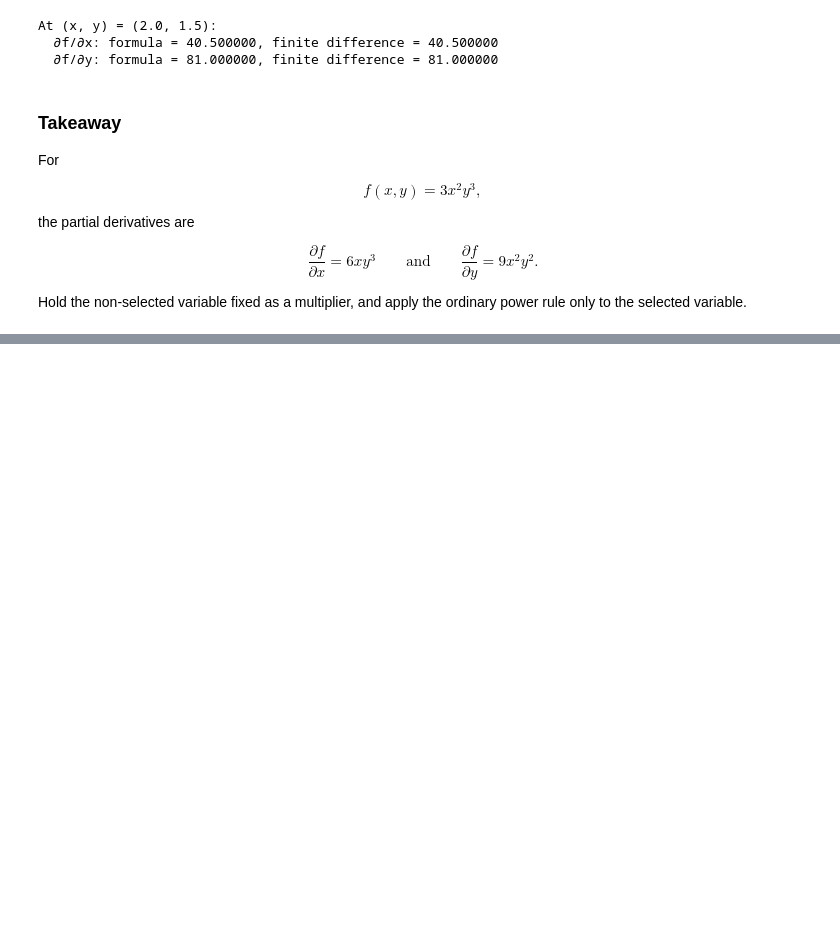
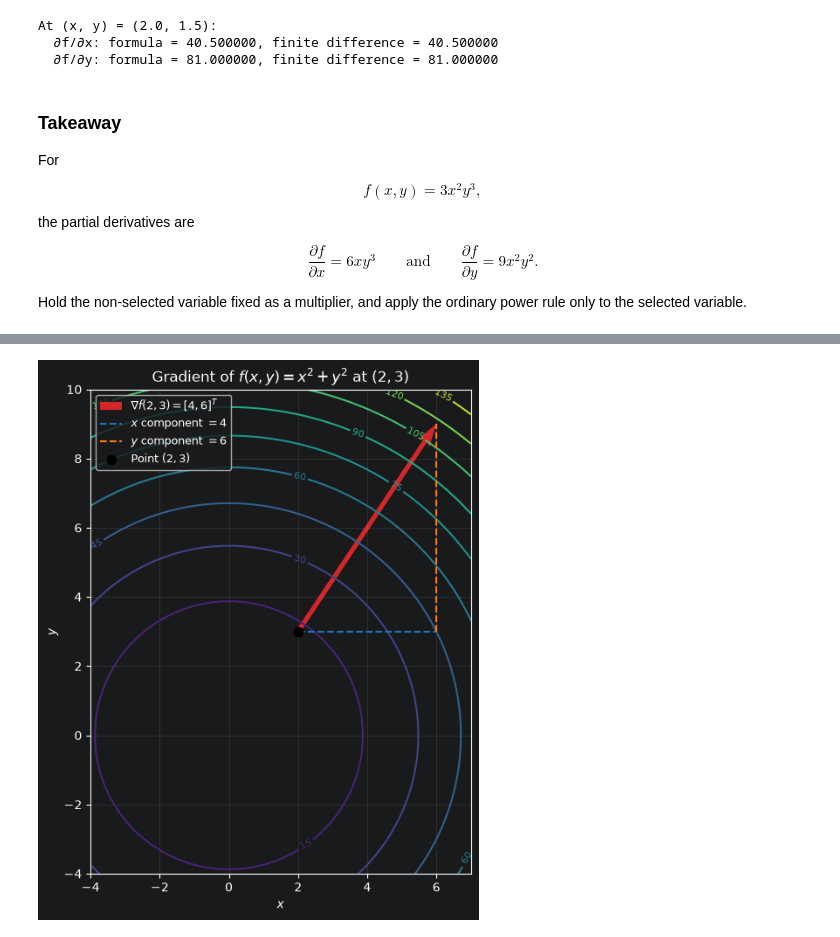
Before and after one commit to majorgilles/mathematics-for-machine-learning-and-data-science, a Jupyter notebook: weeks/c2_w2/01_gradients_and_gradient_descent.ipynb, the cells around one changed output, grey strips where cells are left out. Drawn from its saved outputs; the diff is of its cells as text; code cells hidden in the pictures; blank space fills up the shorter version.

Commit message:
Add gradient explanations and update execution counts/timestamps in C2_W2 notebook

```diff
--- a/weeks/c2_w2/01_gradients_and_gradient_descent.ipynb
+++ b/weeks/c2_w2/01_gradients_and_gradient_descent.ipynb
@@ -583,0 +698,38 @@ Hold the non-selected variable fixed as a multiplier, and apply the ordinary pow
+# %%
+gradient_plot_x: np.ndarray = np.linspace(-4.0, 7.0, 250)
+gradient_plot_y: np.ndarray = np.linspace(-4.0, 10.0, 250)
+gradient_x_grid, gradient_y_grid = np.meshgrid(gradient_plot_x, gradient_plot_y)
+gradient_values: np.ndarray = gradient_x_grid**2 + gradient_y_grid**2
+gradient_point_x: float = 2.0
+gradient_point_y: float = 3.0
+gradient_component_x: float = 2.0 * gradient_point_x
+gradient_component_y: float = 2.0 * gradient_point_y
+
+fig, ax = plt.subplots(figsize=(7.2, 7.2))
+contours = ax.contour(gradient_x_grid, gradient_y_grid, gradient_values, levels=12,
+                      cmap="viridis")
+ax.clabel(contours, inline=True, fontsize=8)
+ax.quiver(gradient_point_x, gradient_point_y, gradient_component_x, gradient_component_y,
+          angles="xy", scale_units="xy", scale=1, color="tab:red", width=0.012,
+          label="$\\nabla f(2,3)=[4,6]^T$")
+ax.plot([gradient_point_x, gradient_point_x + gradient_component_x],
+        [gradient_point_y, gradient_point_y], color="tab:blue", linestyle="--",
+        label="$x$ component $=4$")
+ax.plot([gradient_point_x + gradient_component_x, gradient_point_x + gradient_component_x],
+        [gradient_point_y, gradient_point_y + gradient_component_y], color="tab:orange",
+        linestyle="--", label="$y$ component $=6$")
+ax.scatter([gradient_point_x], [gradient_point_y], color="black", s=55, zorder=4,
+           label="Point $(2,3)$")
+ax.set(
+    title="Gradient of $f(x,y)=x^2+y^2$ at $(2,3)$",
+    xlabel="$x$",
+    ylabel="$y$",
+    xlim=(-4, 7),
+    ylim=(-4, 10),
+)
+ax.set_aspect("equal")
+ax.grid(alpha=0.2)
+ax.legend(fontsize=9, loc="upper left")
+plt.show()
+# %% [output]
+[figure, added]
```
Also changed, not shown: parts of 7 cells of this notebook.
